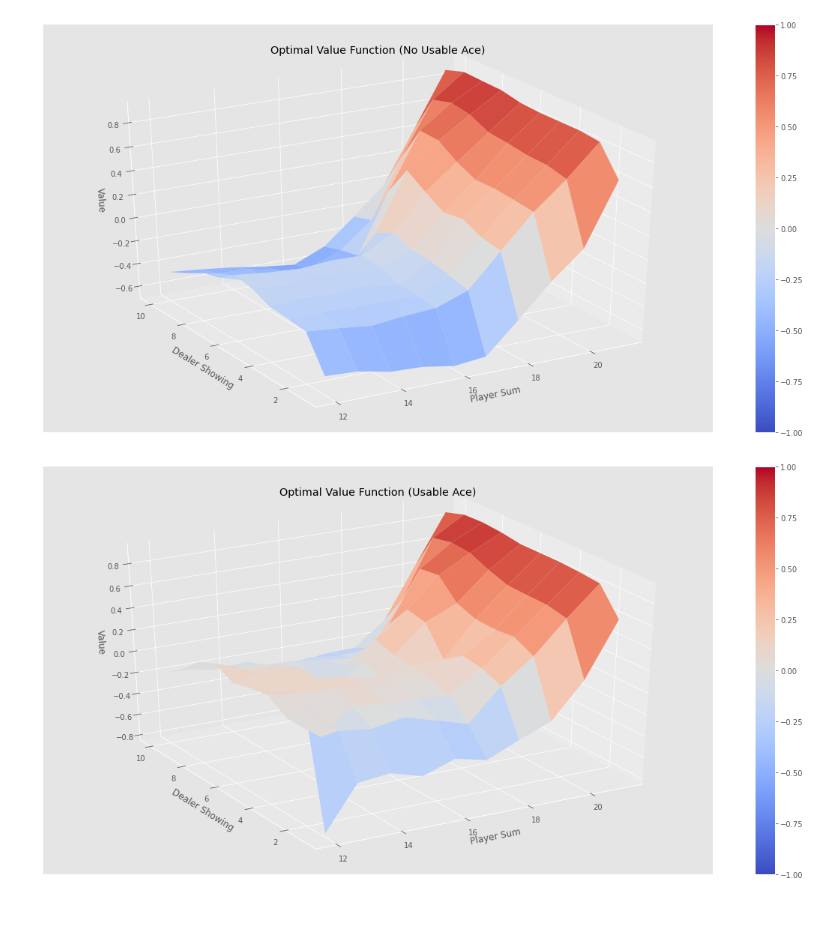
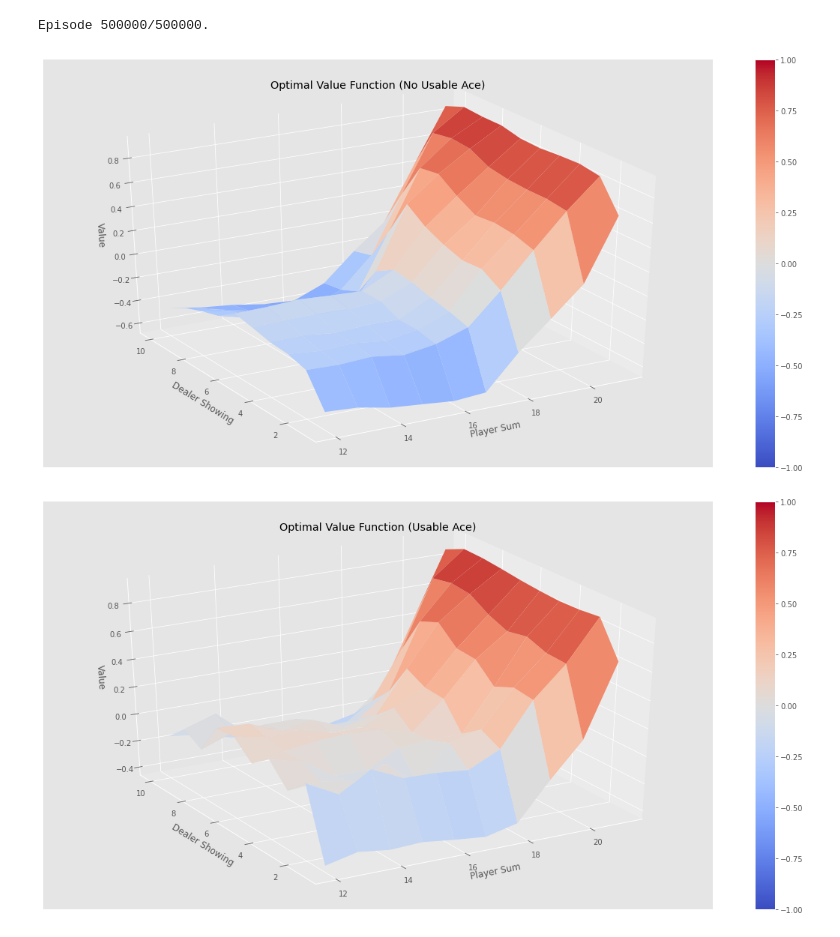
Before and after one commit to makaveli10/reinforcementLearning, a Jupyter notebook: MonteCarlo/mc_control_epsilon_greedy.ipynb, the cells around one changed output. Cells and saved outputs as stored; diff of their text form; code cells hidden in the pictures.

```diff
--- a/MonteCarlo/mc_control_epsilon_greedy.ipynb
+++ b/MonteCarlo/mc_control_epsilon_greedy.ipynb
@@ -70,6 +70,9 @@ def monte_carlo_control(env, num_episodes, discount_factor=1.0, epsilon=0.1):
 
     # loop through num_episodes
     for episode in range(num_episodes):
+        if (episode+1) % 1000 == 0:
+            print("\rEpisode {}/{}.".format(episode+1, num_episodes), end="")
+            sys.stdout.flush()
         # Generate an episode
         trajectory = []
 
@@ -115,15 +118,18 @@ def monte_carlo_control(env, num_episodes, discount_factor=1.0, epsilon=0.1):
     return Q, policy
 # %%
 Q, policy = monte_carlo_control(env, num_episodes=500000, epsilon=0.1)
+# %% [output]
+Episode 500000/500000.
 # %%
-
 # For plotting: Create value function from action-value function
 # by picking the best action at each state
 V = defaultdict(float)
+policy = defaultdict(float)
 for state, actions in Q.items():
     action_value = np.max(actions)
     V[state] = action_value
+    policy[state] = np.argmax(actions)
 plots.plot_value_function(V, title="Optimal Value Function")
 # %% [output]
 [figure]
-[figure, old version]
+[figure, new version]
```
Also changed, not shown: parts of 1 cell of this notebook, 4 other files.
